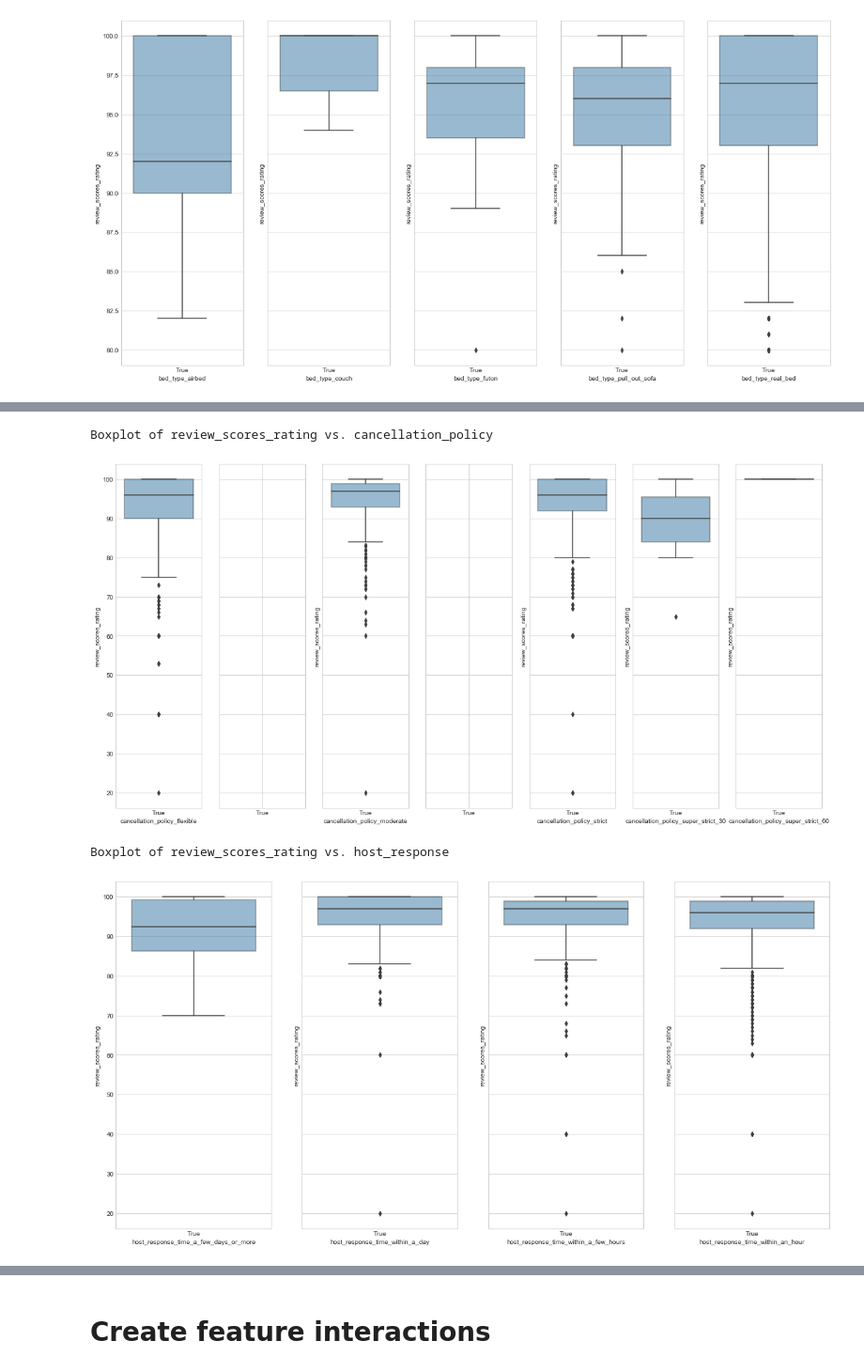
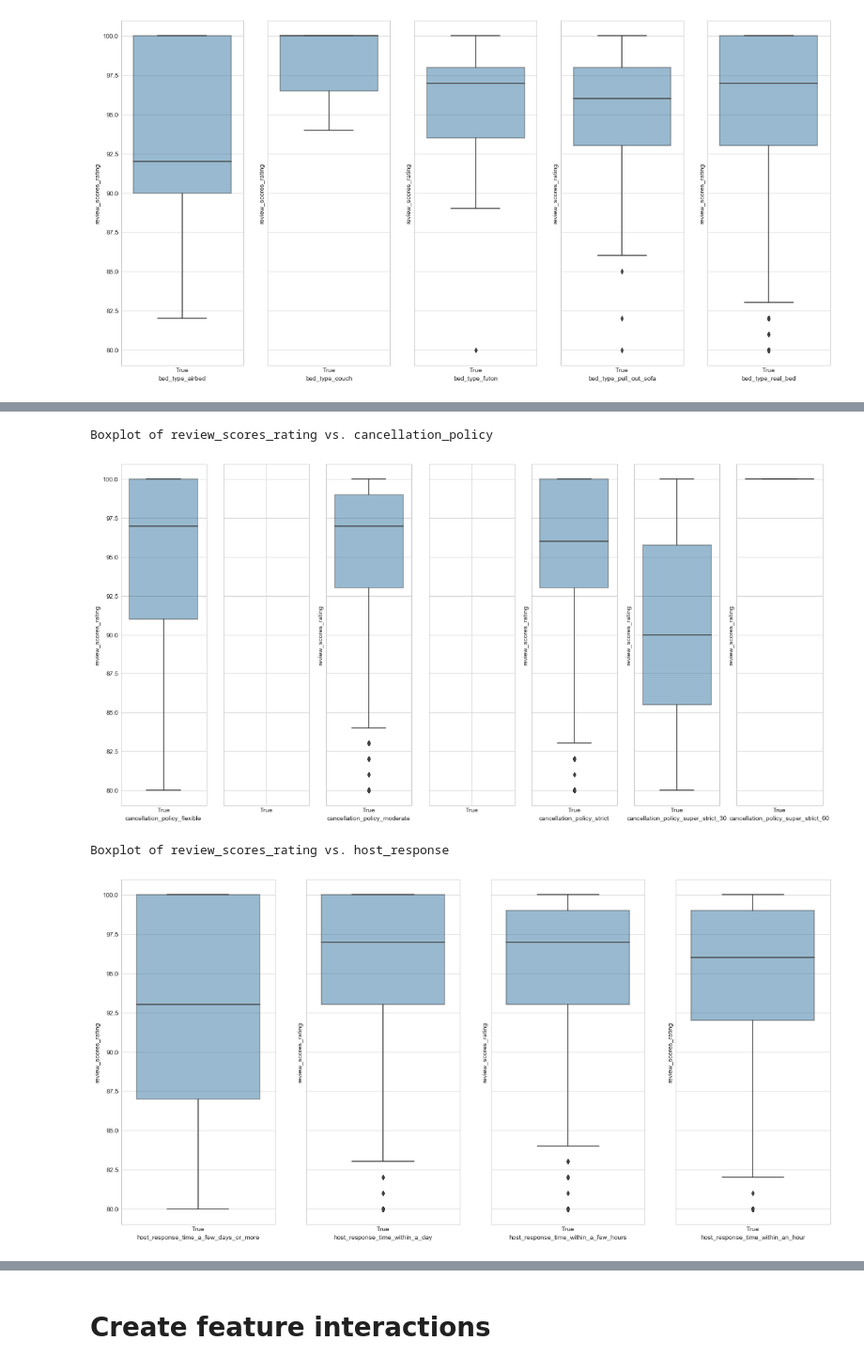
Before and after one commit to jhabib/w210, a Jupyter notebook: process_categorical_data_clean.ipynb, the cells around one changed output, grey strips where cells are left out. Shown at 94% size. Cells and saved outputs as stored; diff of their text form; code cells hidden in the pictures.

```diff
--- a/process_categorical_data_clean.ipynb
+++ b/process_categorical_data_clean.ipynb
@@ -57,6 +63,10 @@ Index([u'id', u'bed_type_airbed', u'bed_type_couch', u'bed_type_futon',
        u'bed_type_pull_out_sofa'],
       dtype='object')
 (3860, 99)
+# %%
+for c in data.columns:
+    if 'amenity' in c:
+        print c
 # %% [markdown]
 # Histogram of each dependent variable
 Quite useless for Categorical data
@@ -156,12 +166,12 @@ Boxplot of review_scores_rating vs. property_type
 # %%
 print 'Boxplot of %s vs. %s' % ('review_scores_rating', 'cancellation_policy')
-create_boxplot(data, cancellation)
+create_boxplot(data, cancellation, 80)
 # %% [output]
 Boxplot of review_scores_rating vs. cancellation_policy
-[figure, old version]
+[figure, new version]
 # %%
 print 'Boxplot of %s vs. %s' % ('review_scores_rating', 'host_response')
-create_boxplot(data, host_response)
+create_boxplot(data, host_response, 80)
 # %% [output]
 Boxplot of review_scores_rating vs. host_response
-[figure, old version]
+[figure, new version]
```
Also changed, not shown: parts of 53 cells of this notebook, 2 other files.
